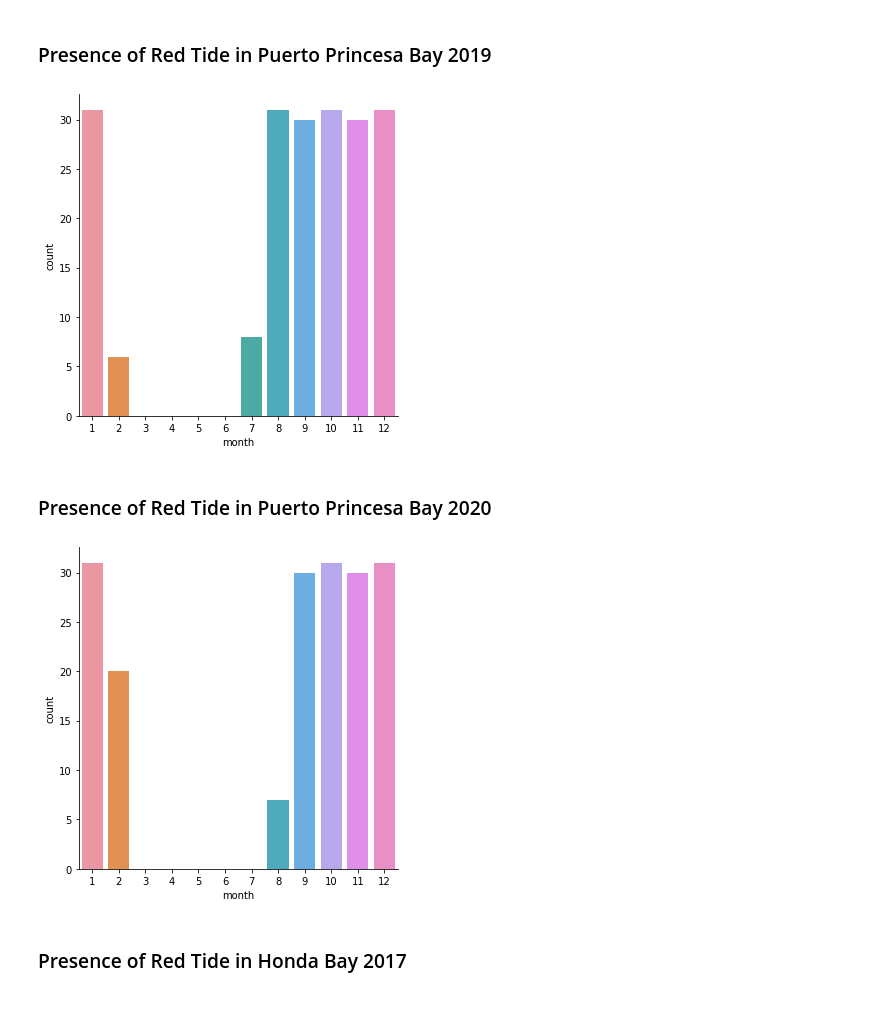
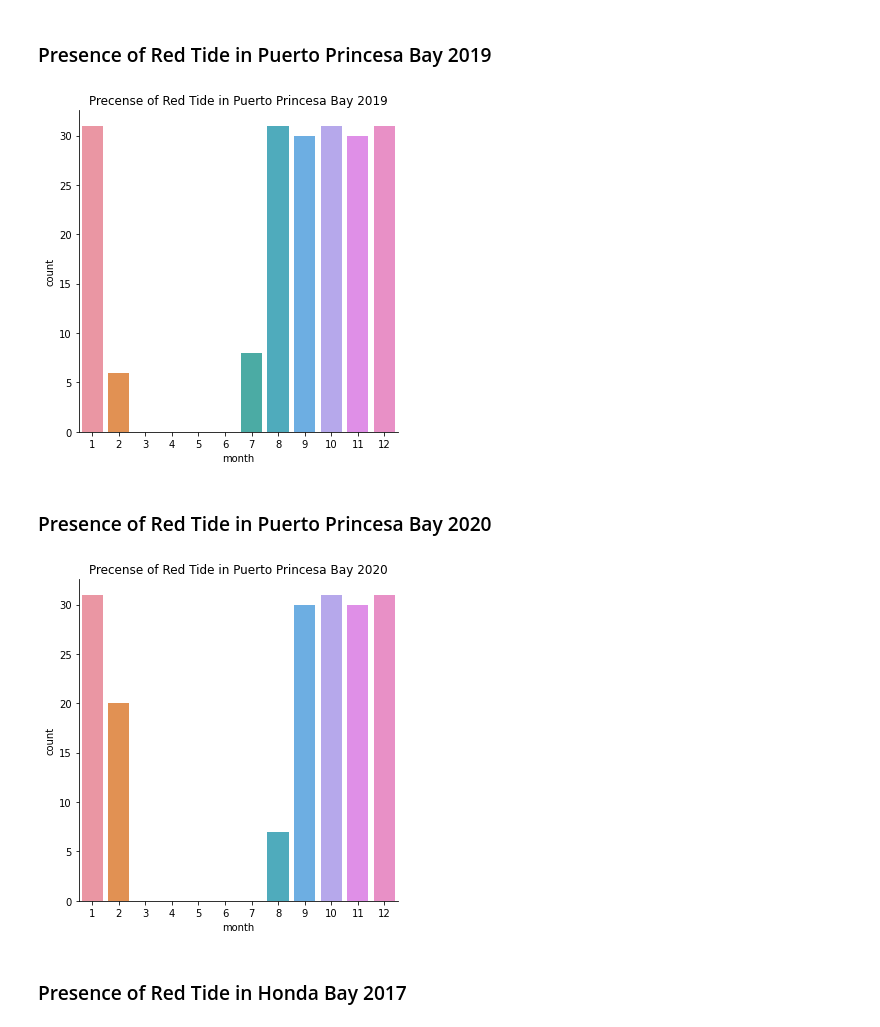
Before and after one commit to rlltj/OpenRefineFinalProject, a Jupyter notebook: OpenRefineMCO2(final).ipynb, the cells around one changed output. Drawn from its saved outputs; the diff is of its cells as text; code cells hidden in the pictures.

```diff
--- a/OpenRefineMCO2(final).ipynb
+++ b/OpenRefineMCO2(final).ipynb
@@ -918,15 +935,17 @@ boxplot = sns.catplot(x = "month", kind = "count", order = [1,2,3,4,5,6,7,8,9,10
 # %% [markdown]
 ### Presence of Red Tide in Puerto Princesa Bay 2019
 # %%
-boxplot = sns.catplot(x = "month", kind = "count", order = [1,2,3,4,5,6,7,8,9,10,11,12], data = EDADF.loc[(EDADF['year'] == 2019) & (EDADF['redtide_pp'] ==1)])
+#Creating a bar graph that shows the red tide occurrences in Puerto Princesa Bay in the year 2019
+boxplot = sns.catplot(x = "month", kind = "count", order = [1,2,3,4,5,6,7,8,9,10,11,12], data = EDADF.loc[(EDADF['year'] == 2019) & (EDADF['redtide_pp'] ==1)]).set(title='Precense of Red Tide in Puerto Princesa Bay 2019')
 # %% [output]
-[figure, old version]
+[figure, new version]
 # %% [markdown]
 ### Presence of Red Tide in Puerto Princesa Bay 2020
 # %%
-boxplot = sns.catplot(x = "month", kind = "count", order = [1,2,3,4,5,6,7,8,9,10,11,12], data = EDADF.loc[(EDADF['year'] == 2020) & (EDADF['redtide_pp'] ==1)])
+#Creating a bar graph that shows the red tide occurrences in Puerto Princesa Bay in the year 2020
+boxplot = sns.catplot(x = "month", kind = "count", order = [1,2,3,4,5,6,7,8,9,10,11,12], data = EDADF.loc[(EDADF['year'] == 2020) & (EDADF['redtide_pp'] ==1)]).set(title='Precense of Red Tide in Puerto Princesa Bay 2020')
 # %% [output]
-[figure, old version]
+[figure, new version]
 # %% [markdown]
 ### Presence of Red Tide in Honda Bay 2017
 # %%
```
Also changed, not shown: parts of 22 cells of this notebook, 2 other files.
